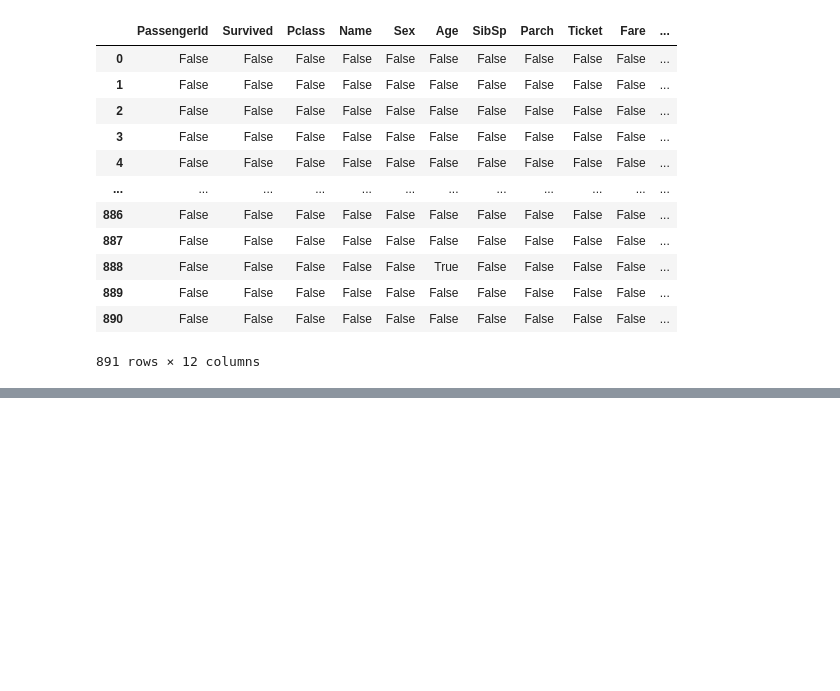
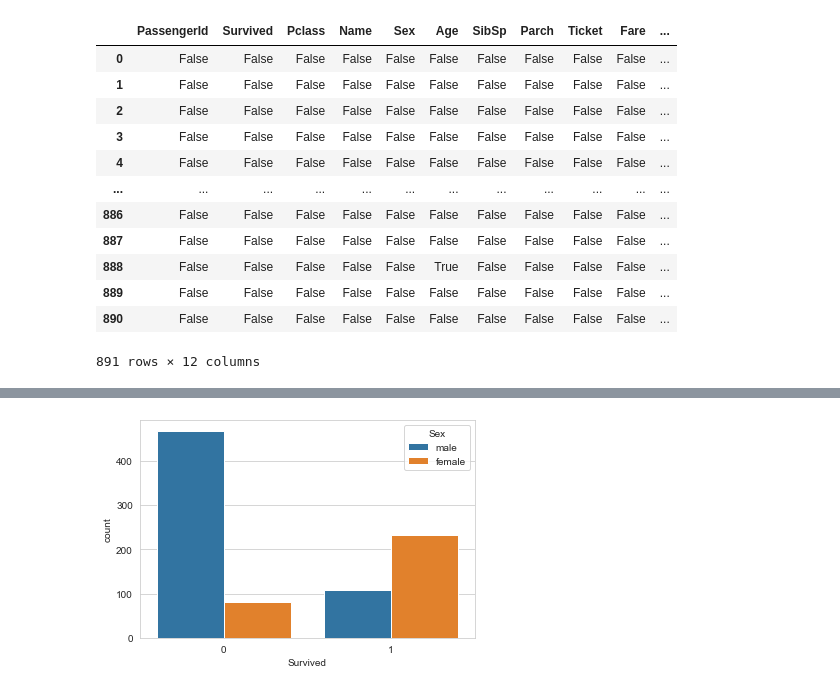
Before and after one commit to GKPSingh/M3D2, a Jupyter notebook: Logistic Regression.ipynb, the cells around one changed output, grey strips where cells are left out. Saved outputs shown, nothing was run; the diff lists cells and outputs as text; code cells hidden in the pictures; blank space fills up the shorter version.

```diff
--- a/Logistic Regression.ipynb
+++ b/Logistic Regression.ipynb
@@ -33,0 +40,4 @@ train.isnull()
+# %%
+sns.countplot(x='Survived', hue = 'Sex', data=train);
+# %% [output]
+[figure, added]
```
Also changed, not shown: parts of 9 cells of this notebook.
